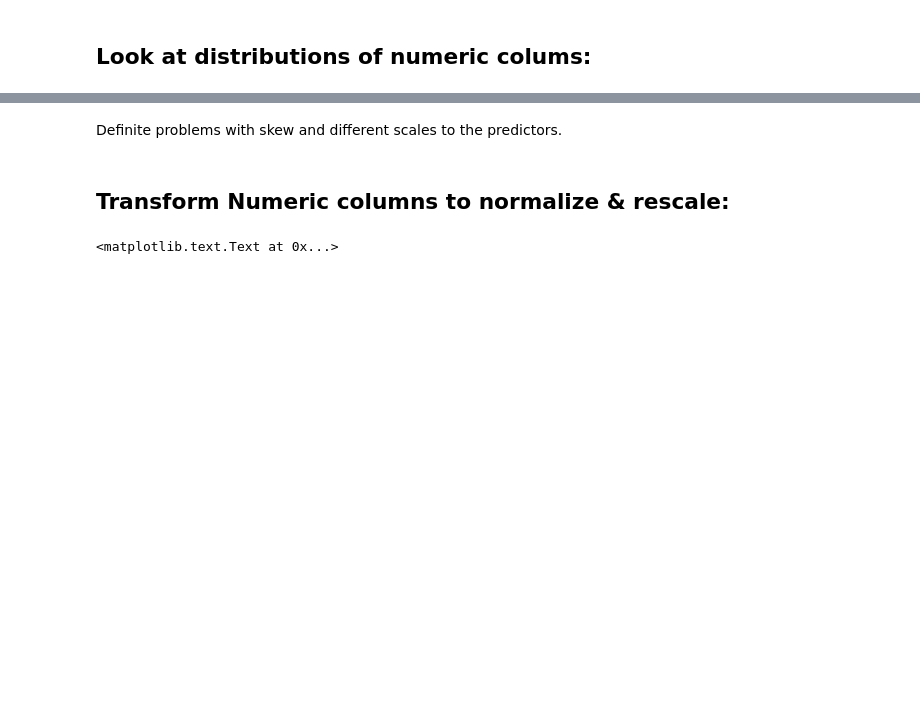
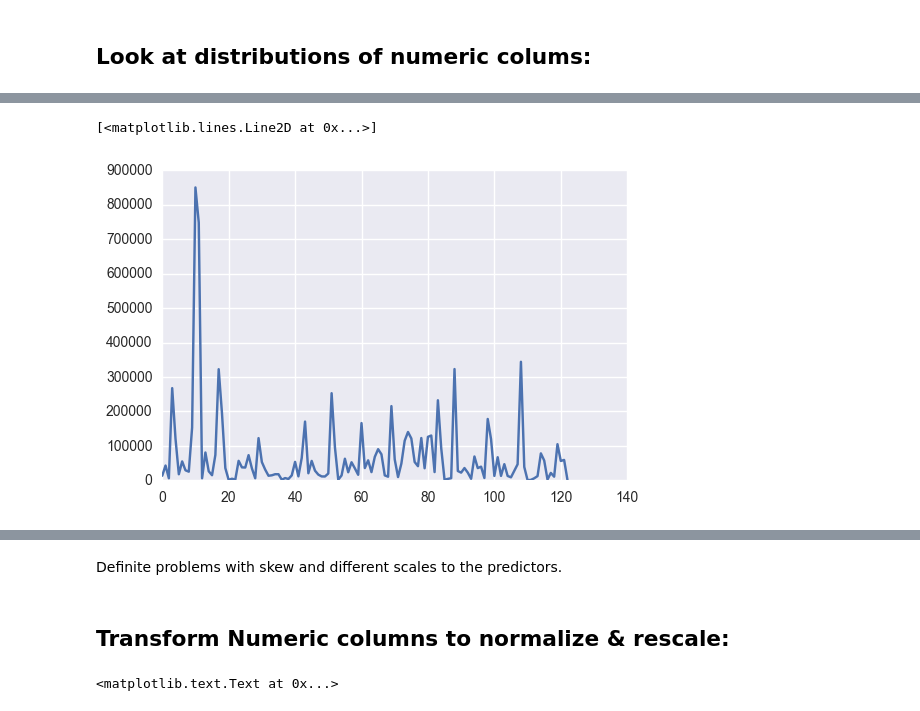
Before and after one commit to kimx3129/CSC529, a Jupyter notebook: csc_529_final_project_clean_transform.ipynb, the cells around one changed output, grey strips where cells are left out. Saved outputs shown, nothing was run; the diff lists cells and outputs as text; code cells hidden in the pictures; blank space fills up the shorter version.

```diff
--- a/csc_529_final_project_clean_transform.ipynb
+++ b/csc_529_final_project_clean_transform.ipynb
@@ -79,0 +128,7 @@ plt.title('Boxplot of Raw column')
+# %%
+# Look at plots for individual subjectid - videoid combos
+y = np.array(stddata.loc[(stddata['subjectid'] == 9) & (stddata['videoid'] == 5), 'alpha1'])
+plt.plot(y)
+# %% [output]
+[<matplotlib.lines.Line2D at 0x...>]
+[figure, added]
```
Also changed, not shown: parts of 19 cells of this notebook, 6 other files.
